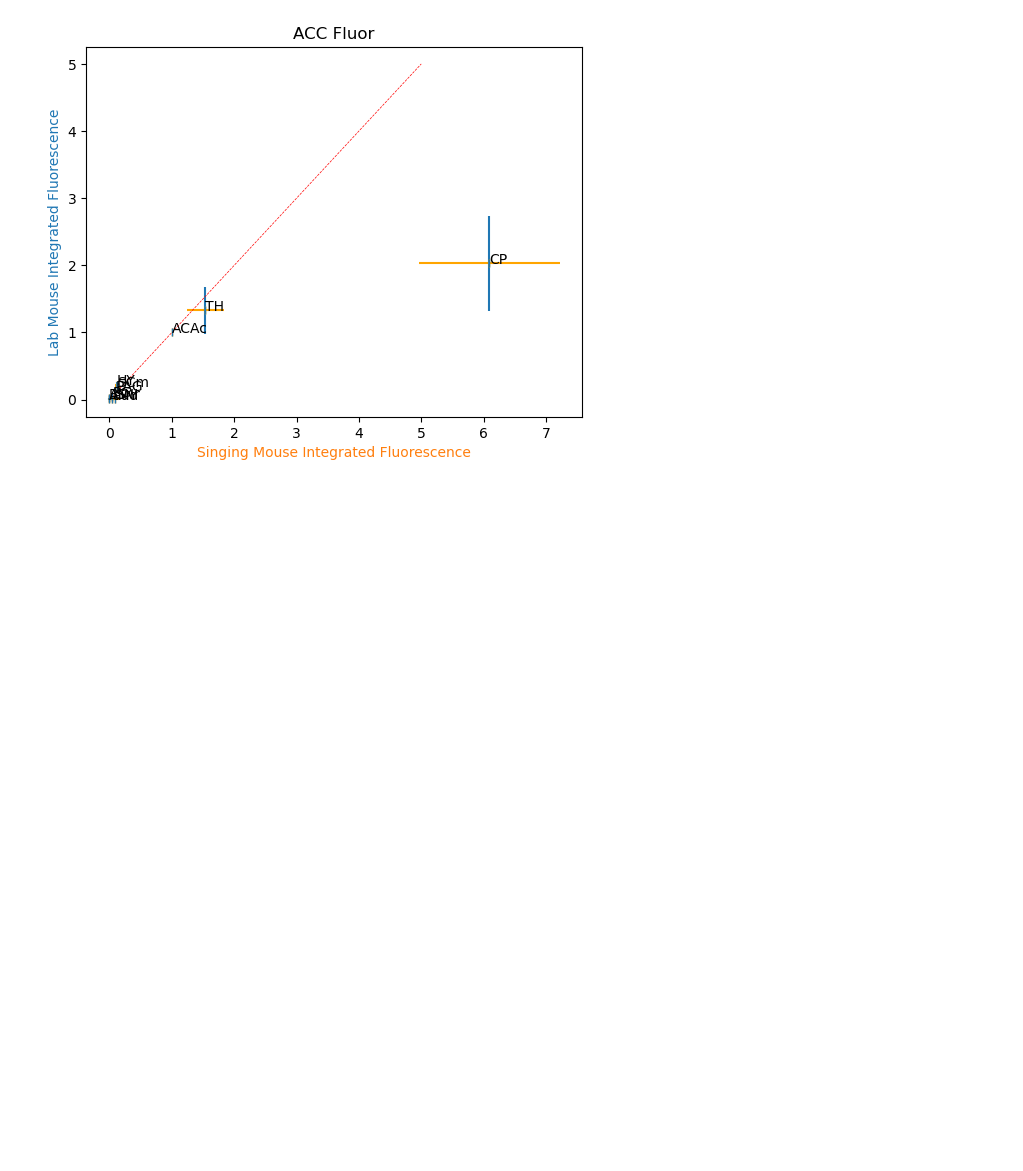
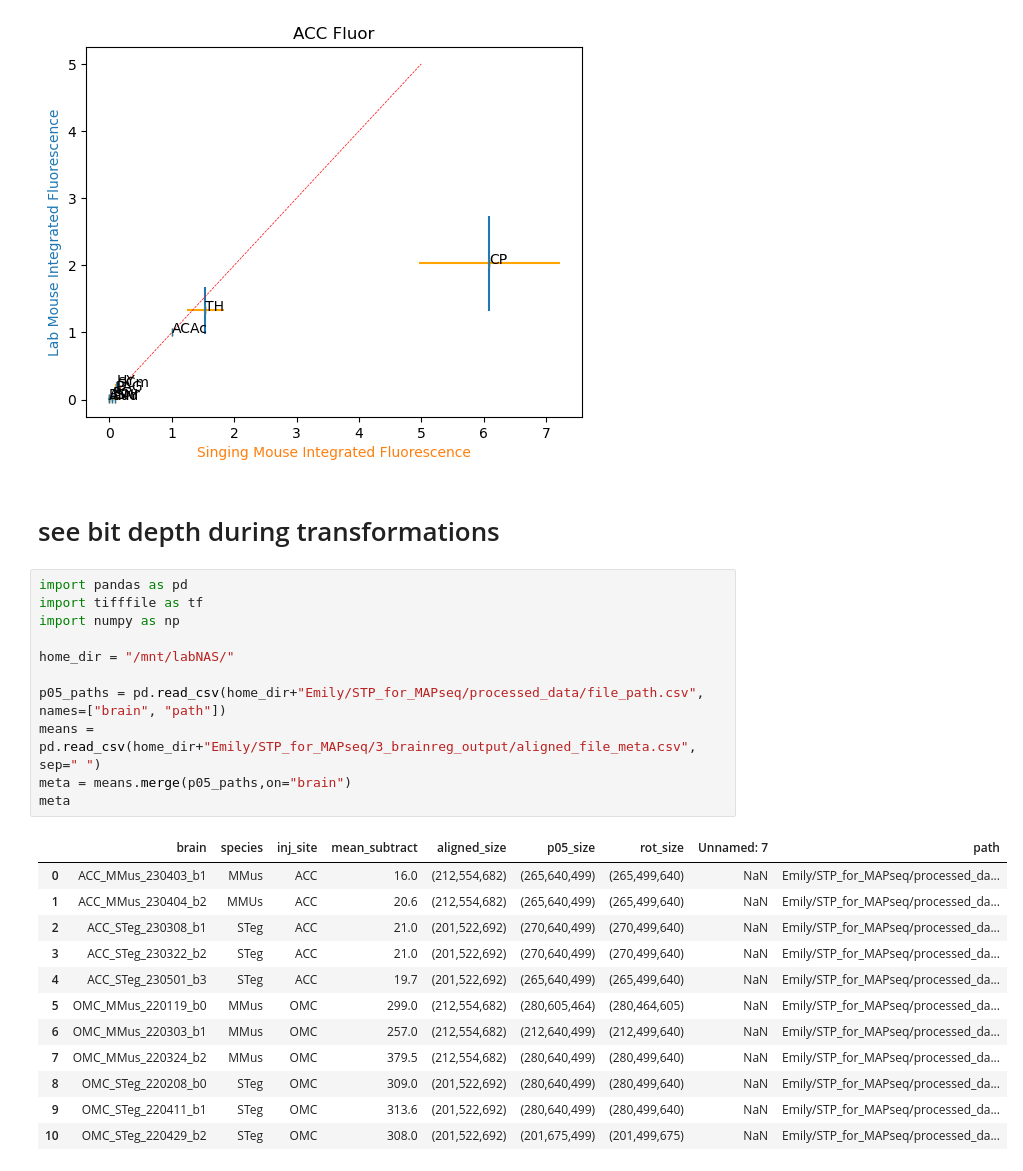
Before and after one commit to eisko/STP_analysis, a Jupyter notebook: test.ipynb, the cells around one changed output. Cells and saved outputs as stored; diff of their text form; blank space fills up the shorter version.

```diff
--- a/test.ipynb
+++ b/test.ipynb
@@ -463,3 +463,29 @@ stvmm_area_scatter(acc_fluor_norm, title="ACC Fluor", to_plot="norm_int_fluor")
 # %% [output]
 <Axes: title={'center': 'ACC Fluor'}, xlabel='Singing Mouse Integrated Fluorescence', ylabel='Lab Mouse Integrated Fluorescence'>
 [figure]
+# %% [markdown]
+# see bit depth during transformations
+# %%
+import pandas as pd
+import tifffile as tf
+import numpy as np
+
+home_dir = "/mnt/labNAS/"
+
+p05_paths = pd.read_csv(home_dir+"Emily/STP_for_MAPseq/processed_data/file_path.csv", names=["brain", "path"])
+means = pd.read_csv(home_dir+"Emily/STP_for_MAPseq/3_brainreg_output/aligned_file_meta.csv", sep=" ")
+meta = means.merge(p05_paths,on="brain")
+meta
+# %% [output]
+|  | brain | species | inj_site | mean_subtract | aligned_size | p05_size | rot_size | Unnamed: 7 | path |
+| 0 | ACC_MMus_230403_b1 | MMus | ACC | 16.0 | (212,554,682) | (265,640,499) | (265,499,640) | NaN | Emily/STP_for_MAPseq/processed_da... |
+| 1 | ACC_MMus_230404_b2 | MMUs | ACC | 20.6 | (212,554,682) | (265,640,499) | (265,499,640) | NaN | Emily/STP_for_MAPseq/processed_da... |
+| 2 | ACC_STeg_230308_b1 | STeg | ACC | 21.0 | (201,522,692) | (270,640,499) | (270,499,640) | NaN | Emily/STP_for_MAPseq/processed_da... |
+| 3 | ACC_STeg_230322_b2 | STeg | ACC | 21.0 | (201,522,692) | (270,640,499) | (270,499,640) | NaN | Emily/STP_for_MAPseq/processed_da... |
+| 4 | ACC_STeg_230501_b3 | STeg | ACC | 19.7 | (201,522,692) | (265,640,499) | (265,499,640) | NaN | Emily/STP_for_MAPseq/processed_da... |
+| 5 | OMC_MMus_220119_b0 | MMus | OMC | 299.0 | (212,554,682) | (280,605,464) | (280,464,605) | NaN | Emily/STP_for_MAPseq/processed_da... |
+| 6 | OMC_MMus_220303_b1 | MMus | OMC | 257.0 | (212,554,682) | (212,640,499) | (212,499,640) | NaN | Emily/STP_for_MAPseq/processed_da... |
+| 7 | OMC_MMus_220324_b2 | MMus | OMC | 379.5 | (212,554,682) | (280,640,499) | (280,499,640) | NaN | Emily/STP_for_MAPseq/processed_da... |
+| 8 | OMC_STeg_220208_b0 | STeg | OMC | 309.0 | (201,522,692) | (280,640,499) | (280,499,640) | NaN | Emily/STP_for_MAPseq/processed_da... |
+| 9 | OMC_STeg_220411_b1 | STeg | OMC | 313.6 | (201,522,692) | (280,640,499) | (280,499,640) | NaN | Emily/STP_for_MAPseq/processed_da... |
+| 10 | OMC_STeg_220429_b2 | STeg | OMC | 308.0 | (201,522,692) | (201,675,499) | (201,499,675) | NaN | Emily/STP_for_MAPseq/processed_da... |
```
Also changed, not shown: parts of 2 cells of this notebook, 5 other files.
